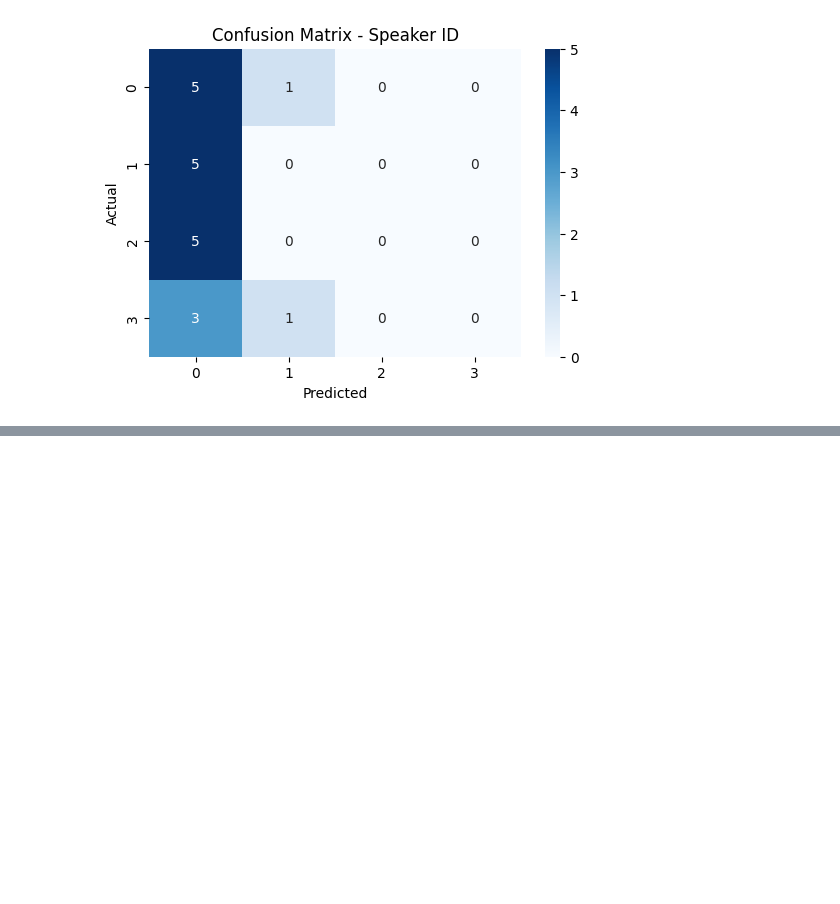
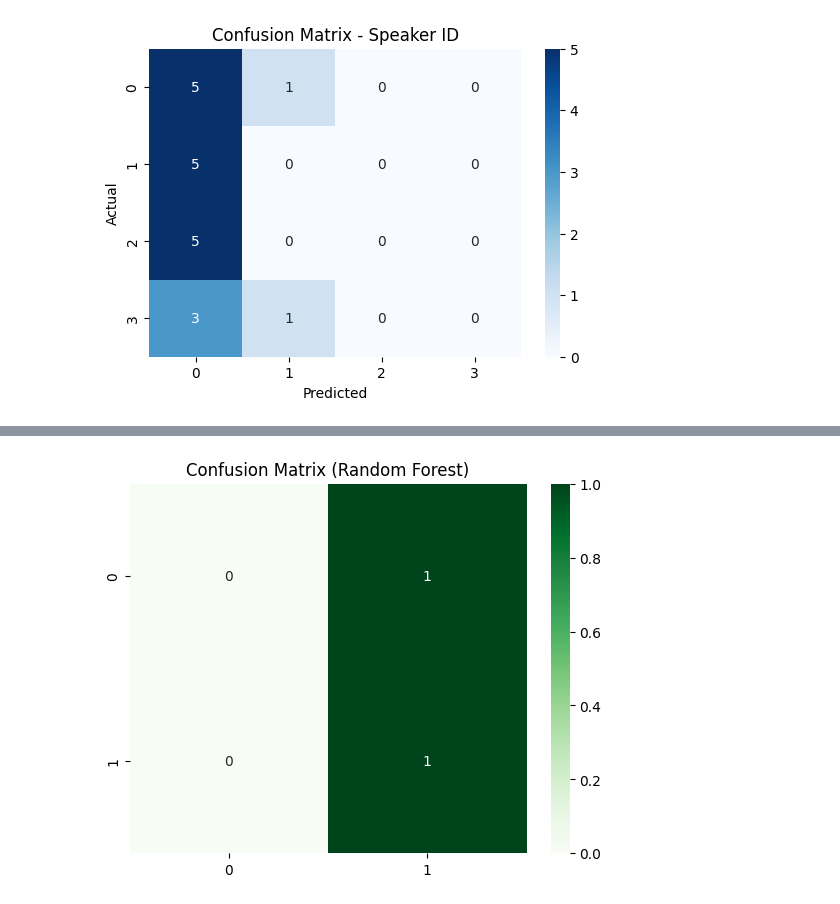
Before and after one commit to ALIAQIL/hands-on-ml-with-scikit-learn-and-pytorch, a Jupyter notebook: mini-projet.ipynb, the cells around one changed output, grey strips where cells are left out. Saved outputs shown, nothing was run; the diff lists cells and outputs as text; code cells hidden in the pictures; blank space fills up the shorter version.

```diff
--- a/mini-projet.ipynb
+++ b/mini-projet.ipynb
@@ -185,0 +397,99 @@ Confusion Matrix:
+# %%
+import os
+import glob
+import numpy as np
+import librosa
+import matplotlib.pyplot as plt
+import seaborn as sns
+from sklearn.model_selection import train_test_split
+from sklearn.ensemble import RandomForestClassifier  # <--- CHANGED
+from sklearn.pipeline import Pipeline
+from sklearn.preprocessing import StandardScaler
+from sklearn.metrics import classification_report, confusion_matrix, accuracy_score
+
+# --- CONFIGURATION ---
+DATASET_PATH = './VoxCeleb1/wav'
+SAMPLE_RATE = 16000
+DURATION = 3.0
+
+# --- PREPROCESSING & FEATURES (Same as before) ---
+def load_audio(file_path):
+    try:
+        y, sr = librosa.load(file_path, sr=SAMPLE_RATE)
+        return y, sr
+    except:
+        return None, None
+
+def preprocess_audio(y):
+    y_norm = librosa.util.normalize(y)
+    y_trimmed, _ = librosa.effects.trim(y_norm, top_db=20)
+    target_len = int(DURATION * SAMPLE_RATE)
+    if len(y_trimmed) > target_len:
+        y_trimmed = y_trimmed[:target_len]
+    else:
+        y_trimmed = np.pad(y_trimmed, (0, max(0, target_len - len(y_trimmed))))
+    return y_trimmed
+
+def extract_features(y, sr):
+    mfcc = librosa.feature.mfcc(y=y, sr=sr, n_mfcc=13)
+    delta_mfcc = librosa.feature.delta(mfcc)
+    delta2_mfcc = librosa.feature.delta(mfcc, order=2)
+    spec_cent = librosa.feature.spectral_centroid(y=y, sr=sr)
+    spec_bw = librosa.feature.spectral_bandwidth(y=y, sr=sr)
+    features = np.vstack([mfcc, delta_mfcc, delta2_mfcc, spec_cent, spec_bw])
+    return features
+
+def aggregate_features(features):
+    mean_feat = np.mean(features, axis=1)
+    std_feat = np.std(features, axis=1)
+    return np.concatenate([mean_feat, std_feat])
+
+def build_dataset(root_dir):
+    X, y = [], []
+    speaker_dirs = [d for d in os.listdir(root_dir) if d.startswith('id')]
+    print(f"Found {len(speaker_dirs)} speakers. Processing...")
+
+    for speaker in speaker_dirs:
+        wav_files = glob.glob(os.path.join(root_dir, speaker, '**/*.wav'), recursive=True)
+        for wav_path in wav_files:
+            sig, sr = load_audio(wav_path)
+            if sig is None: continue
+            sig = preprocess_audio(sig)
+            feats = aggregate_features(extract_features(sig, sr))
+            X.append(feats)
+            y.append(speaker)
+    return np.array(X), np.array(y)
+
+# --- MAIN EXECUTION ---
+if __name__ == "__main__":
+    if not os.path.exists(DATASET_PATH):
+        print("Dataset not found.")
+    else:
+        # 1. Build Dataset
+        X, y = build_dataset(DATASET_PATH)
+        print(f"Dataset Shape: {X.shape}")
+
+        # 2. Split
+        X_train, X_test, y_train, y_test = train_test_split(X, y, test_size=0.2, random_state=42)
+
+        # 3. Random Forest Pipeline
+        print("Training Random Forest Model...")
+        pipeline = Pipeline([
+            ('scaler', StandardScaler()),
+            # n_estimators=100 means 100 trees
+            ('rf', RandomForestClassifier(n_estimators=100, random_state=42))
+        ])
+
+        pipeline.fit(X_train, y_train)
+
+        # 4. Evaluate
+        y_pred = pipeline.predict(X_test)
+        print(f"\nAccuracy: {accuracy_score(y_test, y_pred)*100:.2f}%")
+        print(classification_report(y_test, y_pred))
+
+        # Confusion Matrix
+        cm = confusion_matrix(y_test, y_pred)
+        sns.heatmap(cm, annot=True, fmt='d', cmap='Greens') # Changed color to Green
+        plt.title('Confusion Matrix (Random Forest)')
+        plt.show()
+# %% [output]
@@ -185,0 +509 @@ Confusion Matrix:
+[figure, added]
```
Also changed, not shown: parts of 7 cells of this notebook, 1 other file.
